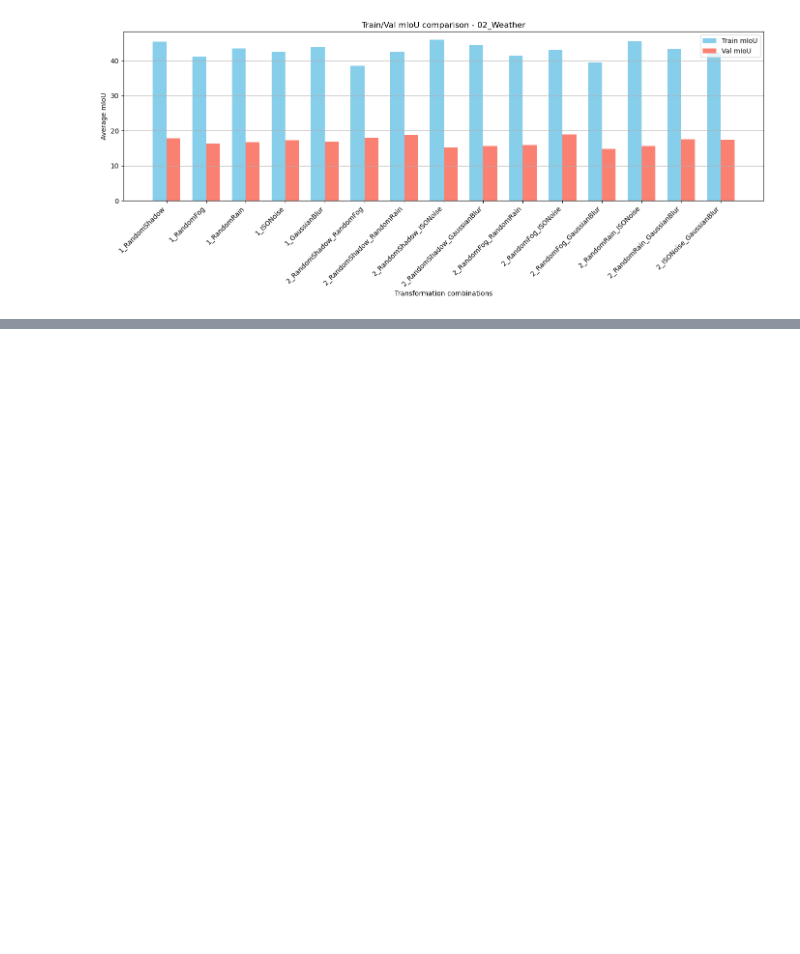
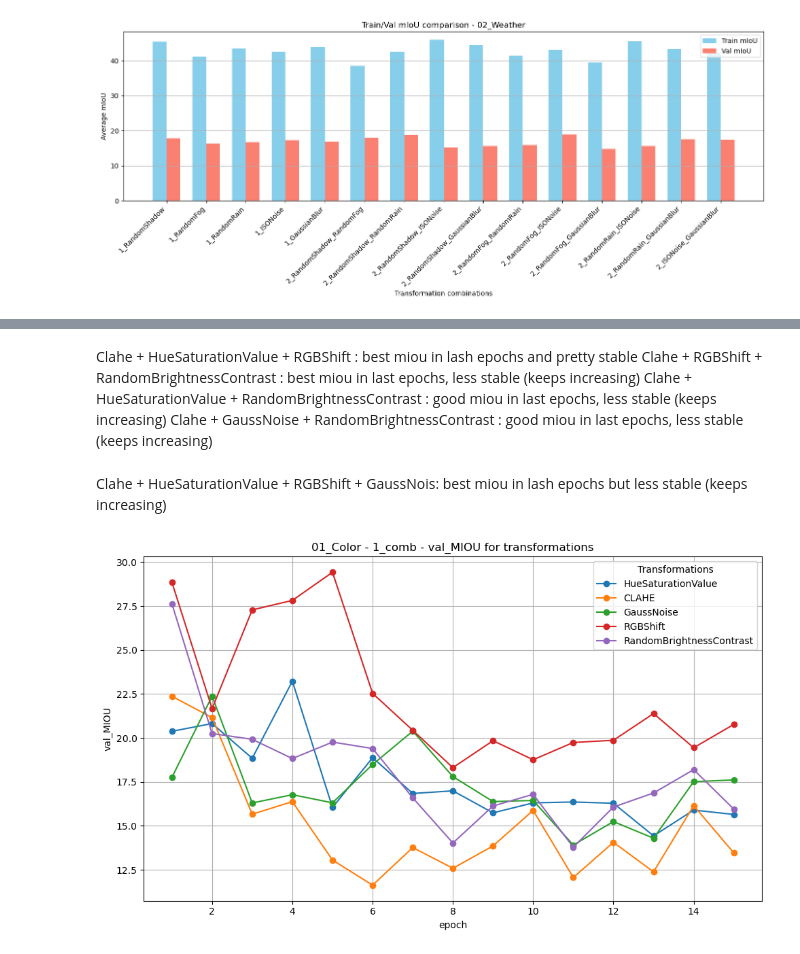
Before and after one commit to elisabettaroviera/MLDL-Project, a Jupyter notebook: 3b_comparison_augs.ipynb, the cells around one changed output, grey strips where cells are left out. Drawn from its saved outputs; the diff is of its cells as text; code cells hidden in the pictures; blank space fills up the shorter version.

```diff
--- a/3b_comparison_augs.ipynb
+++ b/3b_comparison_augs.ipynb
@@ -560,0 +565,5 @@ CATEGORY: weather, PATH: .\02_Weather
+# %% [markdown]
+Clahe + HueSaturationValue + RGBShift : best miou in lash epochs and pretty stable
+Clahe + RGBShift + RandomBrightnessContrast : best miou in last epochs, less stable (keeps increasing)
+Clahe + HueSaturationValue + RandomBrightnessContrast : good miou in last epochs, less stable (keeps increasing)
+Clahe + GaussNoise + RandomBrightnessContrast : good miou in last epochs, less stable (keeps increasing)
@@ -560,0 +572,2 @@ CATEGORY: weather, PATH: .\02_Weather
+# %% [markdown]
+Clahe + HueSaturationValue + RGBShift + GaussNois: best miou in lash epochs but less stable (keeps increasing)
@@ -560,0 +576,4 @@ CATEGORY: weather, PATH: .\02_Weather
+# %%
+plot_val_miou_composite(root_dir=".", nome_cartelle=['01_Color'], comb_list=[1] )
+# %% [output]
+[figure, added]
```
Also changed, not shown: parts of 37 cells of this notebook, 1 other file.
